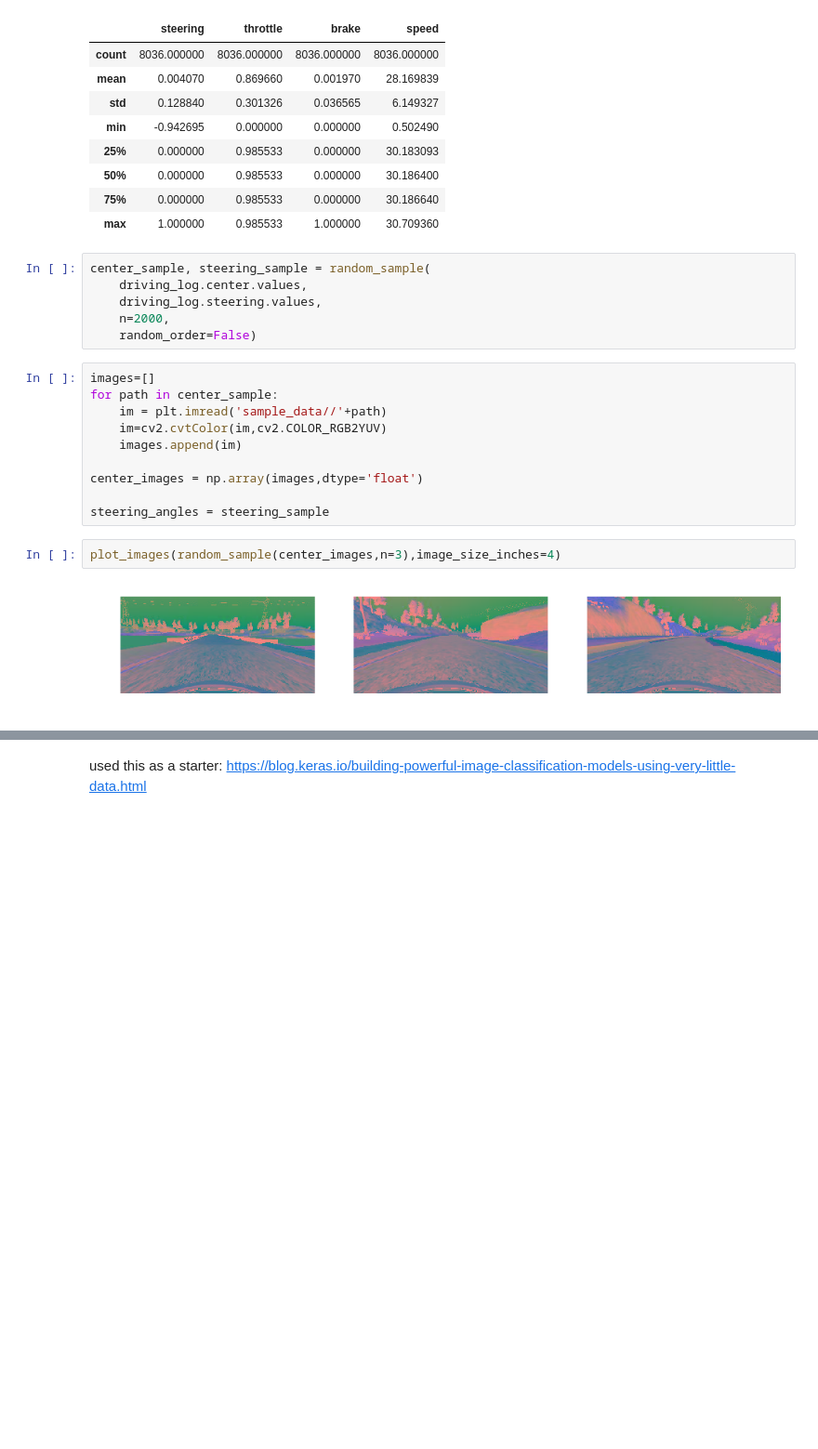
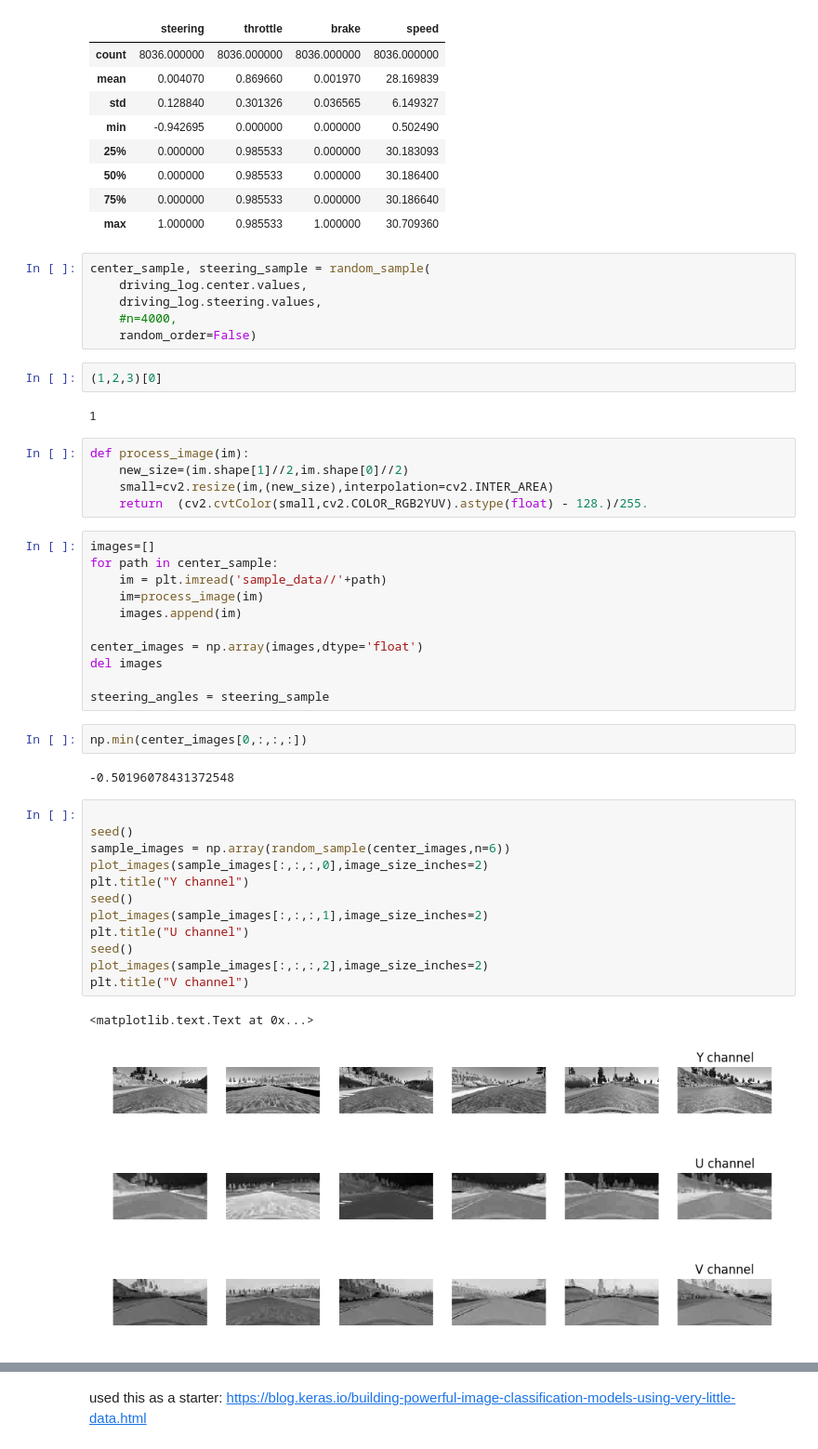
Before and after one commit to berickson/CarND-Behaviorial-Cloning, a Jupyter notebook: Behavorial-Cloning.ipynb, the cells around one changed output, grey strips where cells are left out. Shown at 93% size. Cells and saved outputs as stored; diff of their text form; blank space fills up the shorter version.

```diff
--- a/Behavorial-Cloning.ipynb
+++ b/Behavorial-Cloning.ipynb
@@ -162,22 +234,49 @@ driving_log.describe()
 center_sample, steering_sample = random_sample(
     driving_log.center.values,
     driving_log.steering.values,
-    n=2000,
+    #n=4000,
     random_order=False)
+# %%
+(1,2,3)[0]
+# %% [output]
+1
+# %%
+def process_image(im):
+    new_size=(im.shape[1]//2,im.shape[0]//2)
+    small=cv2.resize(im,(new_size),interpolation=cv2.INTER_AREA)
+    return  (cv2.cvtColor(small,cv2.COLOR_RGB2YUV).astype(float) - 128.)/255.
 # %%
 images=[]
 for path in center_sample:
     im = plt.imread('sample_data//'+path)
-    im=cv2.cvtColor(im,cv2.COLOR_RGB2YUV)
+    im=process_image(im)
     images.append(im)
 
 center_images = np.array(images,dtype='float')
+del images
 
 steering_angles = steering_sample
-# %%
-plot_images(random_sample(center_images,n=3),image_size_inches=4)
-# %% [output]
-[figure, removed]
+# %%
+np.min(center_images[0,:,:,:])
+# %% [output]
+-0.50196078431372548
+# %%
+
+seed()
+sample_images = np.array(random_sample(center_images,n=6))
+plot_images(sample_images[:,:,:,0],image_size_inches=2)
+plt.title("Y channel")
+seed()
+plot_images(sample_images[:,:,:,1],image_size_inches=2)
+plt.title("U channel")
+seed()
+plot_images(sample_images[:,:,:,2],image_size_inches=2)
+plt.title("V channel")
+# %% [output]
+<matplotlib.text.Text at 0x...>
+[figure, added]
+[figure, added]
+[figure, added]
 # %%
 def show_run_simulator_button():
     simulator_button = widgets.Button(description= "Run Simulator")
```
Also changed, not shown: parts of 25 cells of this notebook, 3 other files.
